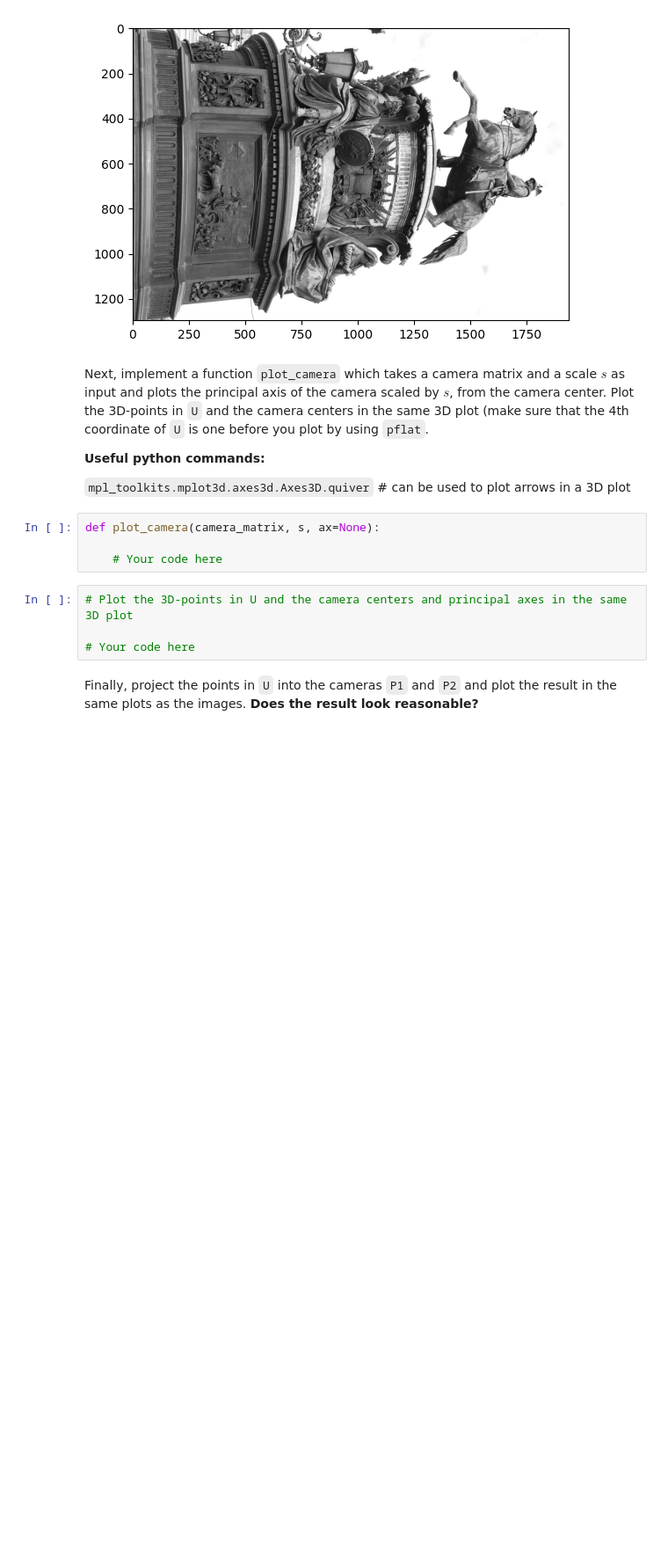
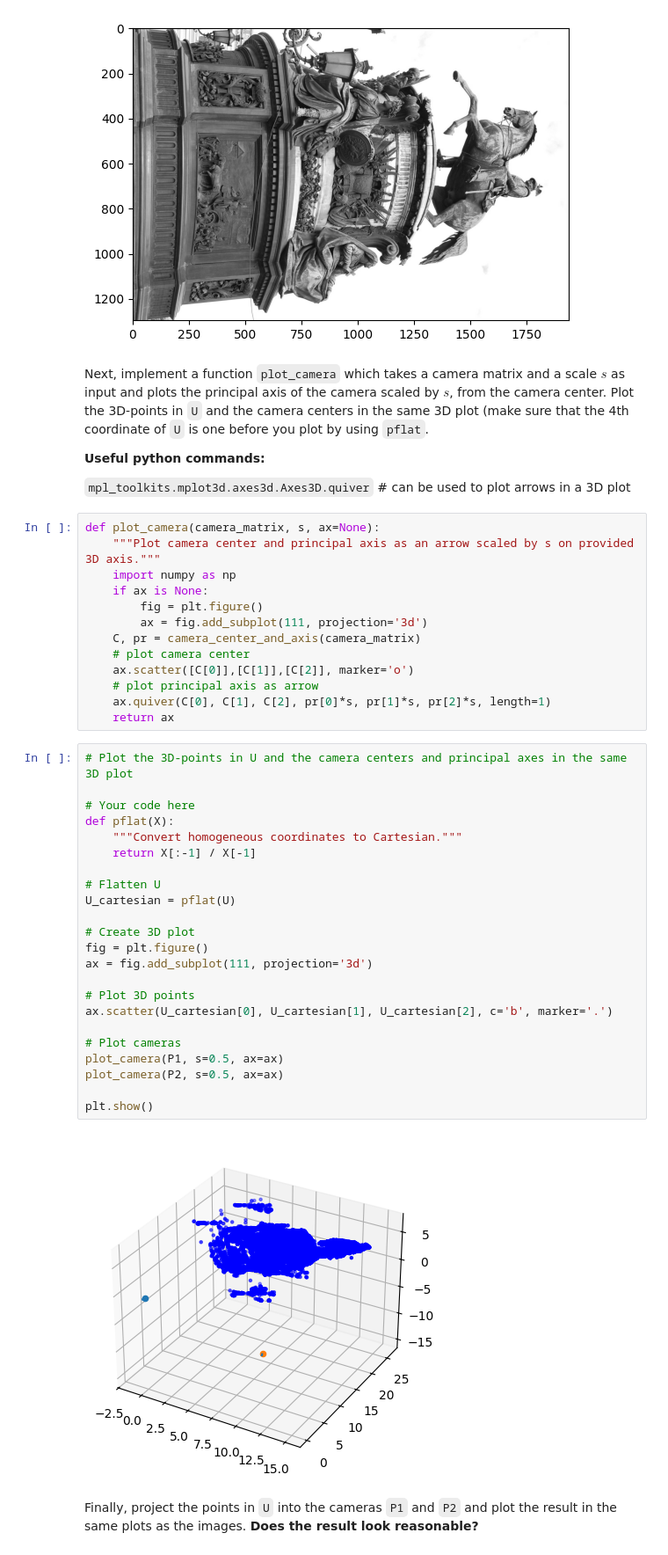
Before and after one commit to Hafiz313313/Assignment_1_Computer_Vision, a Jupyter notebook: A1_computer_exercises12.ipynb, the cells around one changed output. Shown at 88% size. Saved outputs shown, nothing was run; the diff lists cells and outputs as text; blank space fills up the shorter version.

```diff
--- a/A1_computer_exercises12.ipynb
+++ b/A1_computer_exercises12.ipynb
@@ -267,14 +311,44 @@ Plot the 3D-points in `U` and the camera centers in the same 3D plot
 **Useful python commands:**
 
 `mpl_toolkits.mplot3d.axes3d.Axes3D.quiver` # can be used to plot arrows in a 3D plot
-# %%
-def plot_camera(camera_matrix, s, ax=None):
-
-    # Your code here
+# %%
+def plot_camera(camera_matrix, s, ax=None):
+    """Plot camera center and principal axis as an arrow scaled by s on provided 3D axis."""
+    import numpy as np
+    if ax is None:
+        fig = plt.figure()
+        ax = fig.add_subplot(111, projection='3d')
+    C, pr = camera_center_and_axis(camera_matrix)
+    # plot camera center
+    ax.scatter([C[0]],[C[1]],[C[2]], marker='o')
+    # plot principal axis as arrow
+    ax.quiver(C[0], C[1], C[2], pr[0]*s, pr[1]*s, pr[2]*s, length=1)
+    return ax
 # %%
 # Plot the 3D-points in U and the camera centers and principal axes in the same 3D plot
 
 # Your code here
+def pflat(X):
+    """Convert homogeneous coordinates to Cartesian."""
+    return X[:-1] / X[-1]
+
+# Flatten U
+U_cartesian = pflat(U)
+
+# Create 3D plot
+fig = plt.figure()
+ax = fig.add_subplot(111, projection='3d')
+
+# Plot 3D points
+ax.scatter(U_cartesian[0], U_cartesian[1], U_cartesian[2], c='b', marker='.')
+
+# Plot cameras
+plot_camera(P1, s=0.5, ax=ax)
+plot_camera(P2, s=0.5, ax=ax)
+
+plt.show()
+# %% [output]
+[figure, added]
 # %% [markdown]
 Finally, project the points in `U` into the cameras `P1` and `P2` and plot the result in the same plots as the images.
 **Does the result look reasonable?**
```
Also changed, not shown: parts of 5 cells of this notebook.
